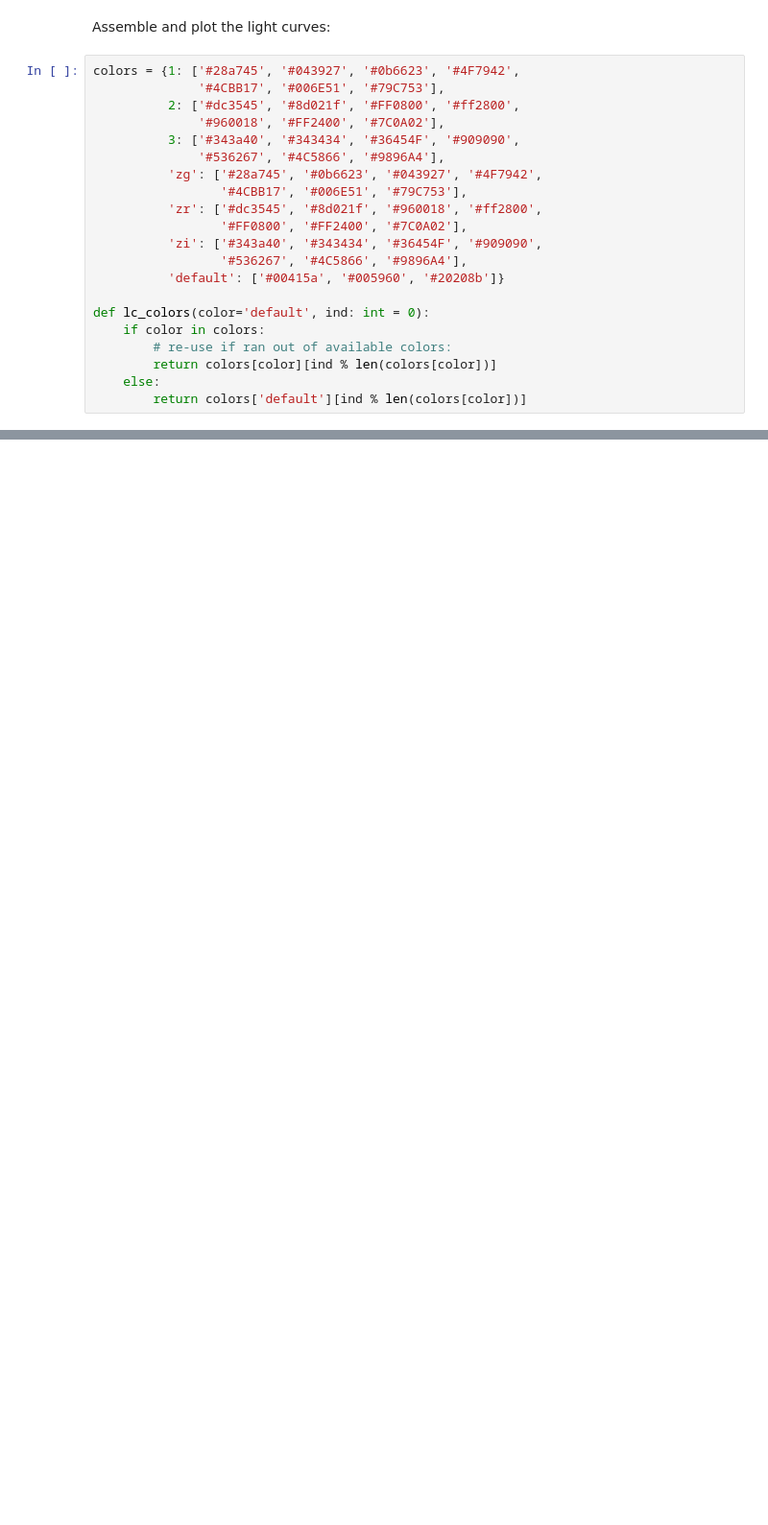
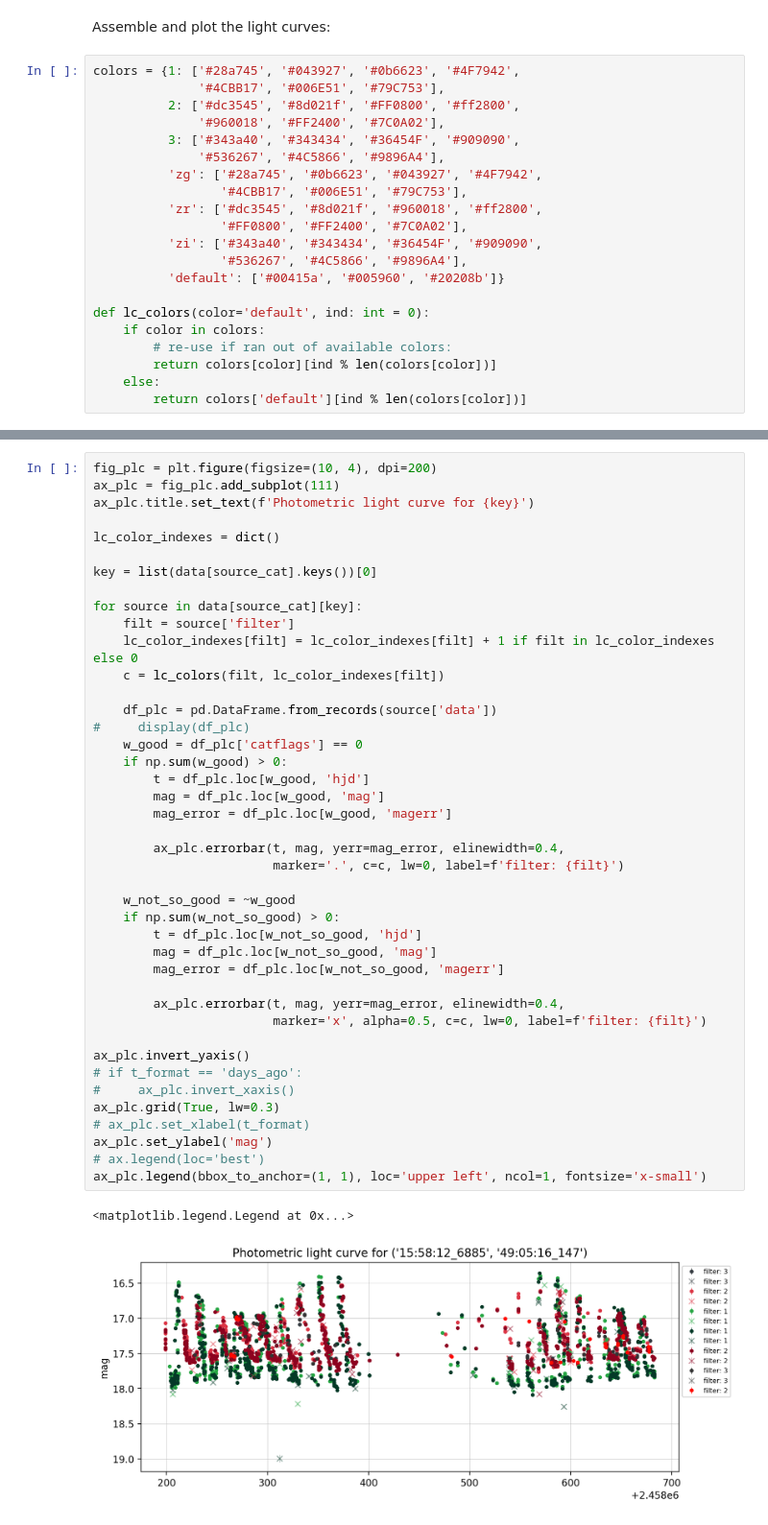
Before and after one commit to dmitryduev/kowalski-archived, a Jupyter notebook: nb/ztf.ipynb, the cells around one changed output, grey strips where cells are left out. Shown at 96% size. Cells and saved outputs as stored; diff of their text form; blank space fills up the shorter version.

Commit message:
wip: ZTF data nb

```diff
--- a/nb/ztf.ipynb
+++ b/nb/ztf.ipynb
@@ -726,0 +671,45 @@ def assemble_phot_lc(source):
+# %%
+fig_plc = plt.figure(figsize=(10, 4), dpi=200)
+ax_plc = fig_plc.add_subplot(111)
+ax_plc.title.set_text(f'Photometric light curve for {key}')
+
+lc_color_indexes = dict()
+
+key = list(data[source_cat].keys())[0]
+
+for source in data[source_cat][key]:
+    filt = source['filter']
+    lc_color_indexes[filt] = lc_color_indexes[filt] + 1 if filt in lc_color_indexes else 0
+    c = lc_colors(filt, lc_color_indexes[filt])
+
+    df_plc = pd.DataFrame.from_records(source['data'])
+#     display(df_plc)
+    w_good = df_plc['catflags'] == 0
+    if np.sum(w_good) > 0:
+        t = df_plc.loc[w_good, 'hjd']
+        mag = df_plc.loc[w_good, 'mag']
+        mag_error = df_plc.loc[w_good, 'magerr']
+
+        ax_plc.errorbar(t, mag, yerr=mag_error, elinewidth=0.4,
+                        marker='.', c=c, lw=0, label=f'filter: {filt}')
+
+    w_not_so_good = ~w_good
+    if np.sum(w_not_so_good) > 0:
+        t = df_plc.loc[w_not_so_good, 'hjd']
+        mag = df_plc.loc[w_not_so_good, 'mag']
+        mag_error = df_plc.loc[w_not_so_good, 'magerr']
+
+        ax_plc.errorbar(t, mag, yerr=mag_error, elinewidth=0.4,
+                        marker='x', alpha=0.5, c=c, lw=0, label=f'filter: {filt}')
+
+ax_plc.invert_yaxis()
+# if t_format == 'days_ago':
+#     ax_plc.invert_xaxis()
+ax_plc.grid(True, lw=0.3)
+# ax_plc.set_xlabel(t_format)
+ax_plc.set_ylabel('mag')
+# ax.legend(loc='best')
+ax_plc.legend(bbox_to_anchor=(1, 1), loc='upper left', ncol=1, fontsize='x-small')
+# %% [output]
+<matplotlib.legend.Legend at 0x...>
+[figure, added]
```
Also changed, not shown: parts of 1 cell of this notebook.
